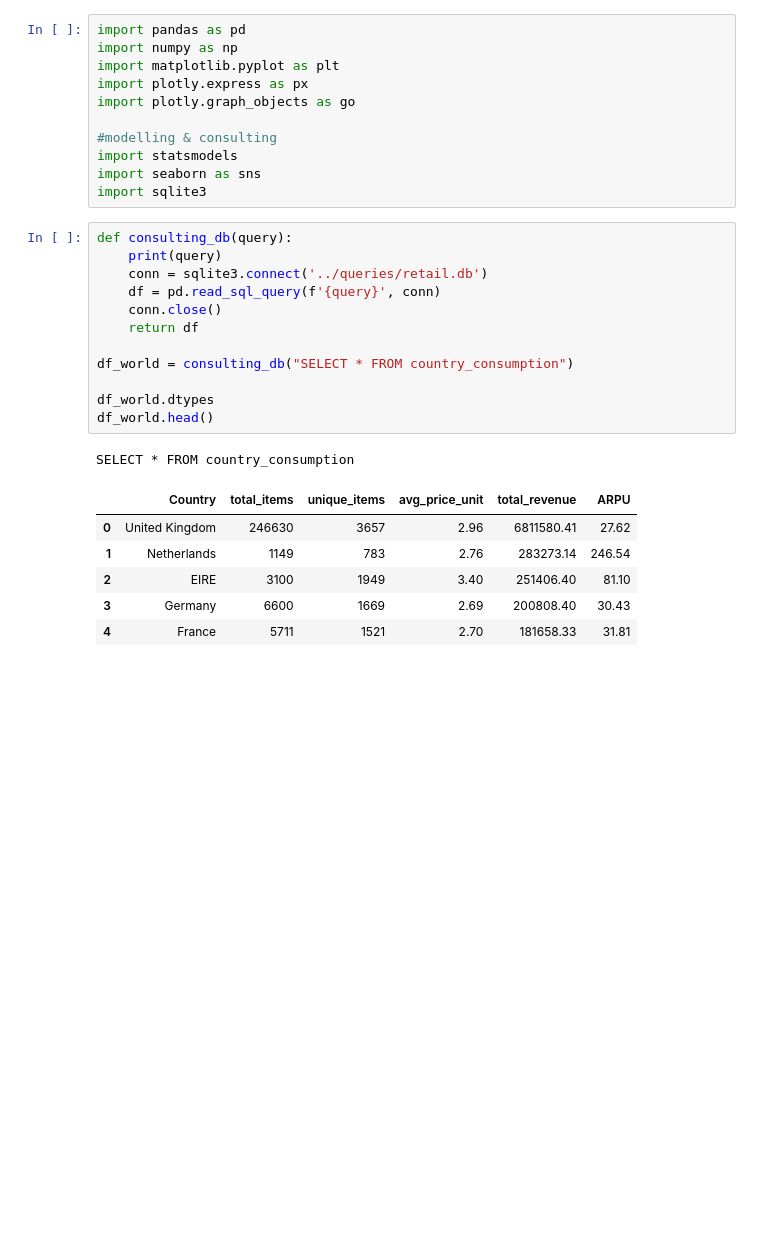
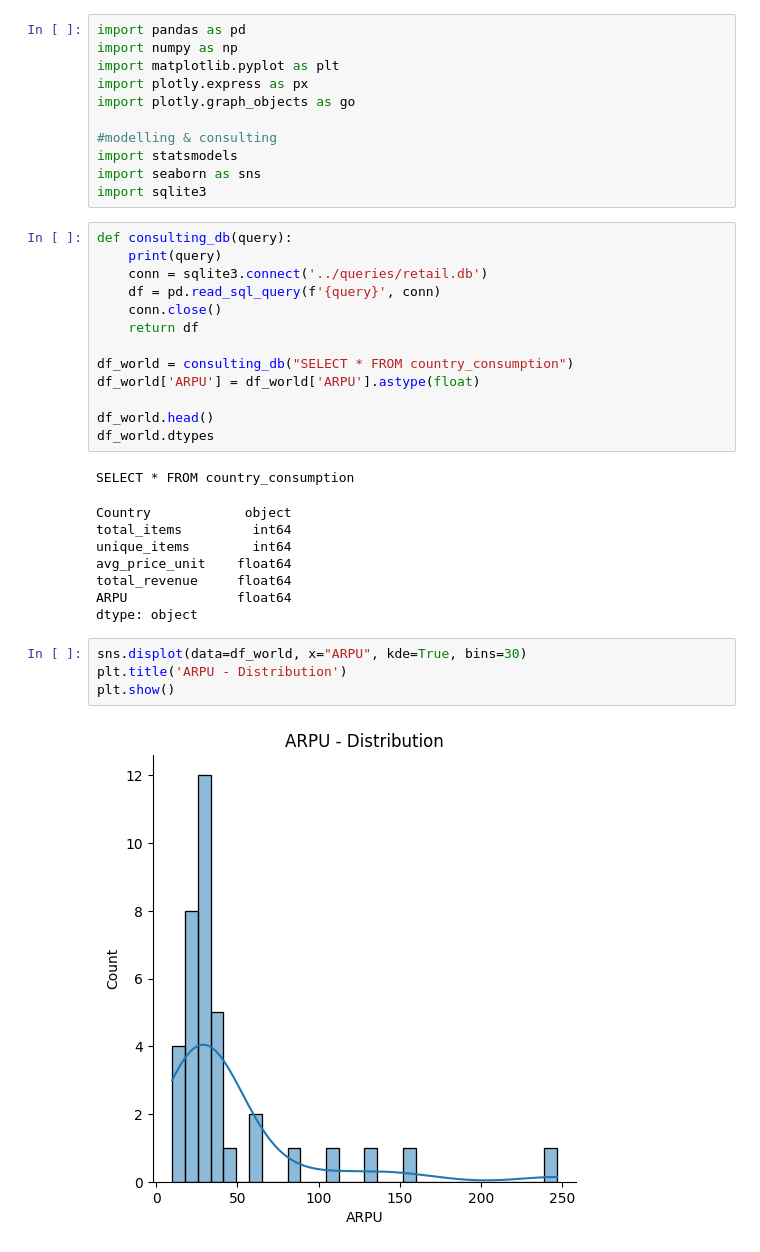
Before and after one commit to will787/retail-e-commerce-evidence, a Jupyter notebook: analytics/metrics_world.ipynb, the cells around one changed output. Cells and saved outputs as stored; diff of their text form; blank space fills up the shorter version.

```diff
--- a/analytics/metrics_world.ipynb
+++ b/analytics/metrics_world.ipynb
@@ -18,17 +18,25 @@ def consulting_db(query):
     return df
 
 df_world = consulting_db("SELECT * FROM country_consumption")
+df_world['ARPU'] = df_world['ARPU'].astype(float)
 
+df_world.head()
 df_world.dtypes
-df_world.head()
 # %% [output]
 SELECT * FROM country_consumption
-|  | Country | total_items | unique_items | avg_price_unit | total_revenue | ARPU |
-| 0 | United Kingdom | 246630 | 3657 | 2.96 | 6811580.41 | 27.62 |
-| 1 | Netherlands | 1149 | 783 | 2.76 | 283273.14 | 246.54 |
-| 2 | EIRE | 3100 | 1949 | 3.40 | 251406.40 | 81.10 |
-| 3 | Germany | 6600 | 1669 | 2.69 | 200808.40 | 30.43 |
-| 4 | France | 5711 | 1521 | 2.70 | 181658.33 | 31.81 |
+Country            object
+total_items         int64
+unique_items        int64
+avg_price_unit    float64
+total_revenue     float64
+ARPU              float64
+dtype: object
+# %%
+sns.displot(data=df_world, x="ARPU", kde=True, bins=30)
+plt.title('ARPU - Distribution')
+plt.show()
+# %% [output]
+[figure, added]
 # %%
 #first simple visualization of the dataset with metric ARPU (scope of the world)
 # --ARPU (Average Revenue Per Customer) Receita média por cliente.
```
Also changed, not shown: parts of 1 cell of this notebook, 4 other files.
